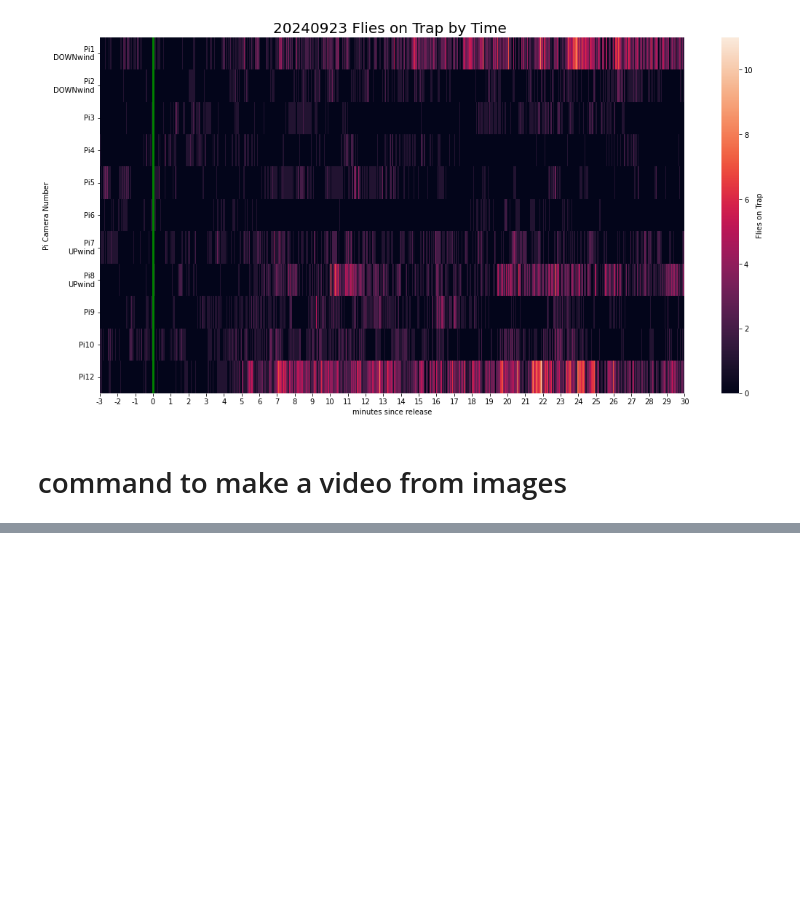
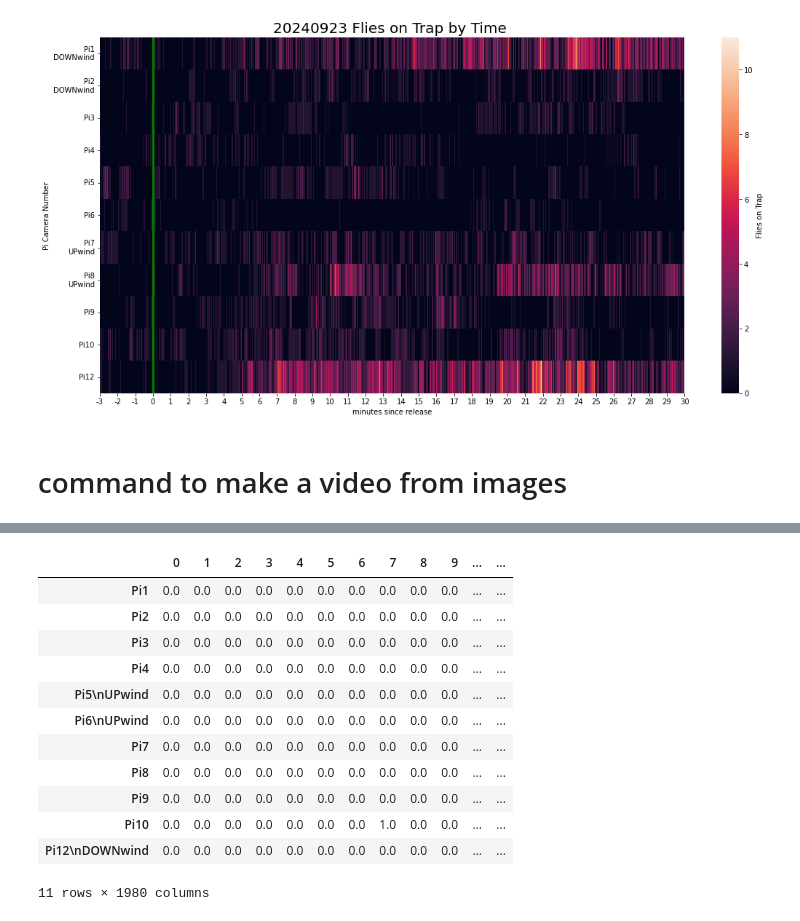
Before and after one commit to symmetricK/fly_research_project, a Jupyter notebook: new_field_release_analysis.ipynb, the cells around one changed output, grey strips where cells are left out. Cells and saved outputs as stored; diff of their text form; code cells hidden in the pictures; blank space fills up the shorter version.

```diff
--- a/new_field_release_analysis.ipynb
+++ b/new_field_release_analysis.ipynb
@@ -1442,0 +2030,16 @@ plt.savefig(+str(ind)+'.svg',dpi=600)
+# %%
+sorted_heat_df
+# %% [output]
+|  | 0 | 1 | 2 | 3 | 4 | 5 | 6 | 7 | 8 | 9 | ... | ... |
+| Pi1 | 0.0 | 0.0 | 0.0 | 0.0 | 0.0 | 0.0 | 0.0 | 0.0 | 0.0 | 0.0 | ... | ... |
+| Pi2 | 0.0 | 0.0 | 0.0 | 0.0 | 0.0 | 0.0 | 0.0 | 0.0 | 0.0 | 0.0 | ... | ... |
+| Pi3 | 0.0 | 0.0 | 0.0 | 0.0 | 0.0 | 0.0 | 0.0 | 0.0 | 0.0 | 0.0 | ... | ... |
+| Pi4 | 0.0 | 0.0 | 0.0 | 0.0 | 0.0 | 0.0 | 0.0 | 0.0 | 0.0 | 0.0 | ... | ... |
+| Pi5\nUPwind | 0.0 | 0.0 | 0.0 | 0.0 | 0.0 | 0.0 | 0.0 | 0.0 | 0.0 | 0.0 | ... | ... |
+| Pi6\nUPwind | 0.0 | 0.0 | 0.0 | 0.0 | 0.0 | 0.0 | 0.0 | 0.0 | 0.0 | 0.0 | ... | ... |
+| Pi7 | 0.0 | 0.0 | 0.0 | 0.0 | 0.0 | 0.0 | 0.0 | 0.0 | 0.0 | 0.0 | ... | ... |
+| Pi8 | 0.0 | 0.0 | 0.0 | 0.0 | 0.0 | 0.0 | 0.0 | 0.0 | 0.0 | 0.0 | ... | ... |
+| Pi9 | 0.0 | 0.0 | 0.0 | 0.0 | 0.0 | 0.0 | 0.0 | 0.0 | 0.0 | 0.0 | ... | ... |
+| Pi10 | 0.0 | 0.0 | 0.0 | 0.0 | 0.0 | 0.0 | 0.0 | 1.0 | 0.0 | 0.0 | ... | ... |
+| Pi12\nDOWNwind | 0.0 | 0.0 | 0.0 | 0.0 | 0.0 | 0.0 | 0.0 | 0.0 | 0.0 | 0.0 | ... | ... |
+11 rows × 1980 columns
```
Also changed, not shown: parts of 12 cells of this notebook.
